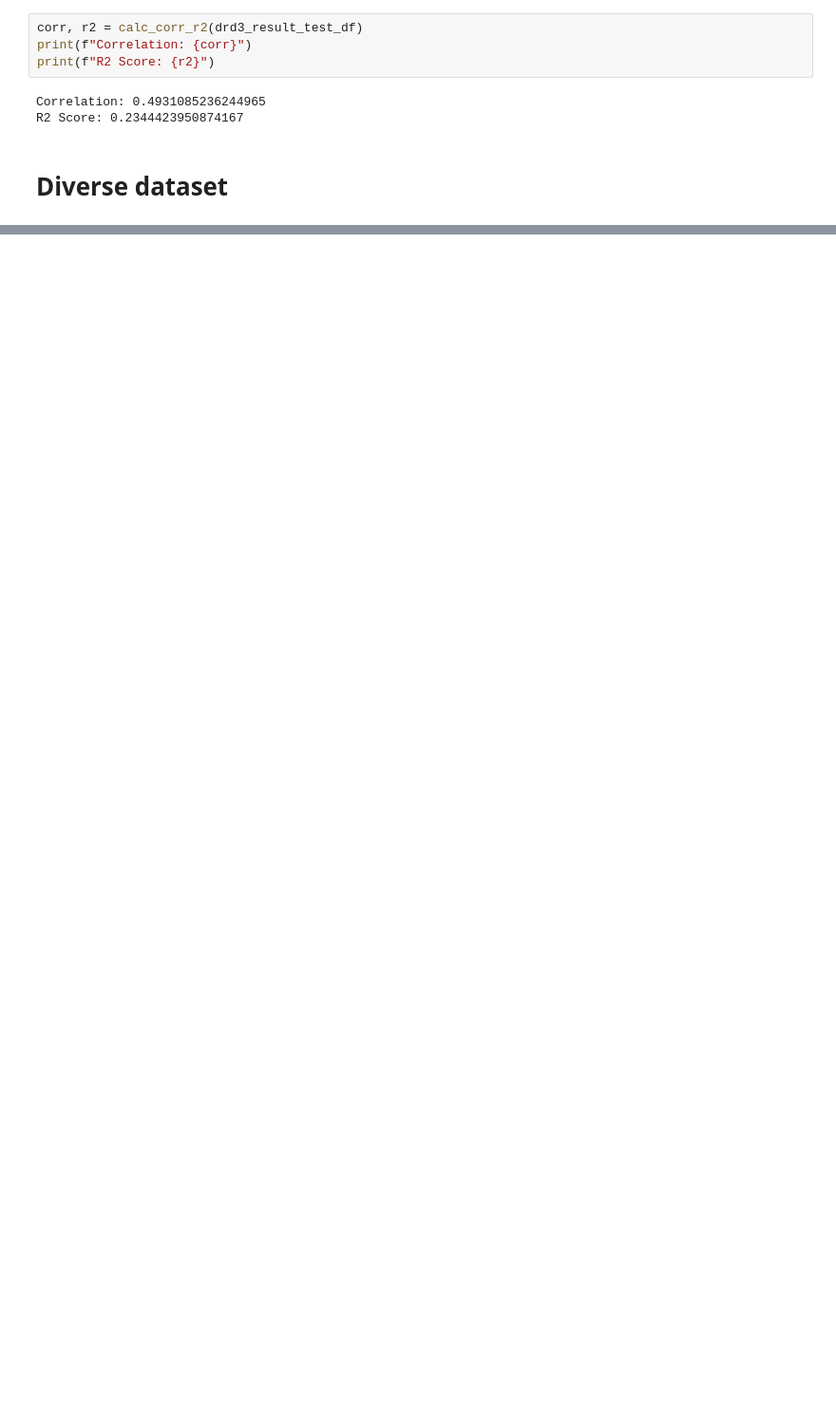
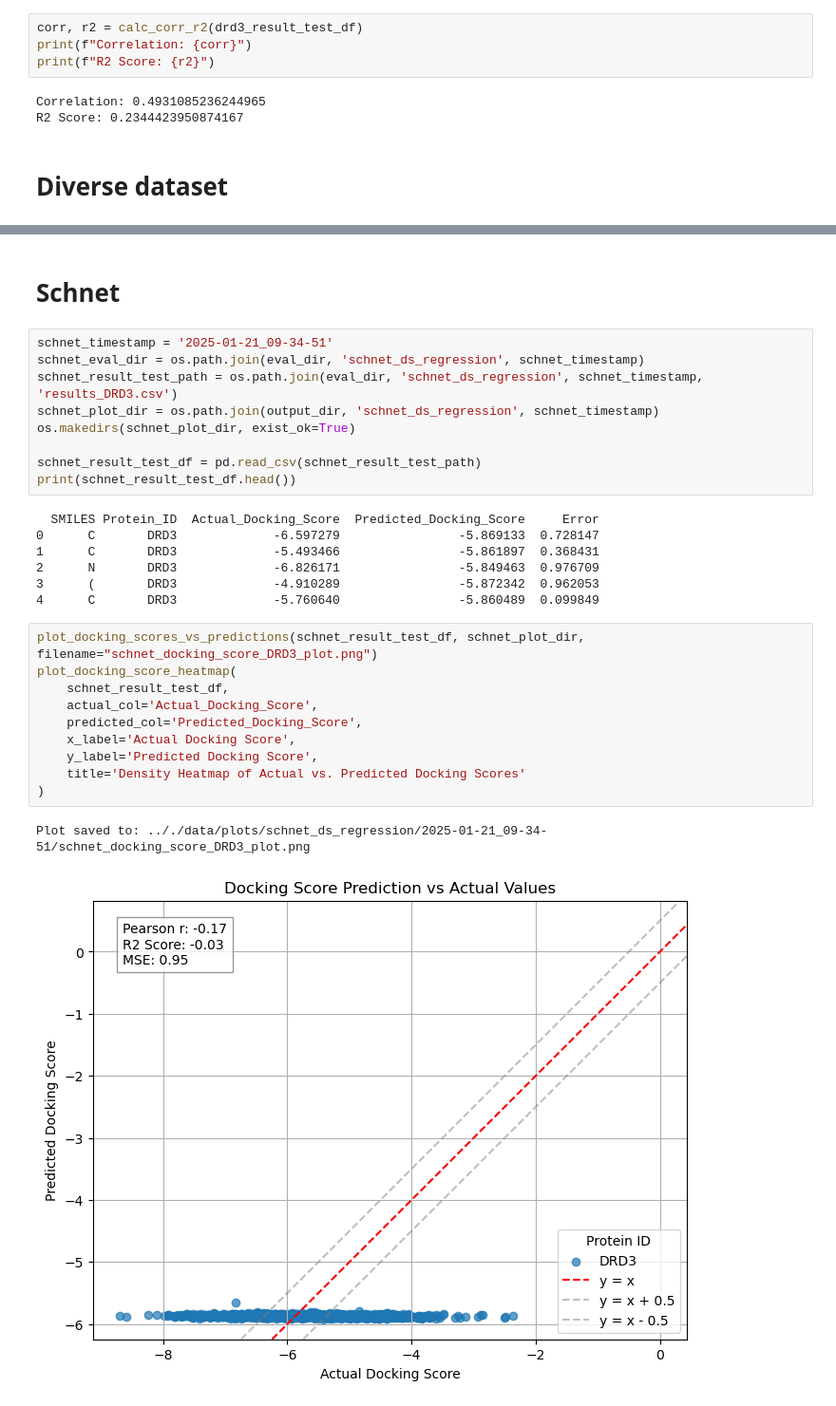
Before and after one commit to inu-wanwan/AttentionConditionedVAE, a Jupyter notebook: notebook/analyze_result.ipynb, the cells around one changed output, grey strips where cells are left out. Shown at 95% size. Saved outputs shown, nothing was run; the diff lists cells and outputs as text; blank space fills up the shorter version.

Commit message:
add: eval schnet predictor

```diff
--- a/notebook/analyze_result.ipynb
+++ b/notebook/analyze_result.ipynb
@@ -493,0 +658,31 @@ Plot saved to: .././data/plots/ds_regression/GCR_2025-01-17_16-26-45/docking_sco
+# %% [markdown]
+# Schnet
+# %%
+schnet_timestamp = '2025-01-21_09-34-51'
+schnet_eval_dir = os.path.join(eval_dir, 'schnet_ds_regression', schnet_timestamp)
+schnet_result_test_path = os.path.join(eval_dir, 'schnet_ds_regression', schnet_timestamp, 'results_DRD3.csv')
+schnet_plot_dir = os.path.join(output_dir, 'schnet_ds_regression', schnet_timestamp)
+os.makedirs(schnet_plot_dir, exist_ok=True)
+
+schnet_result_test_df = pd.read_csv(schnet_result_test_path)
+print(schnet_result_test_df.head())
+# %% [output]
+  SMILES Protein_ID  Actual_Docking_Score  Predicted_Docking_Score     Error
+0      C       DRD3             -6.597279                -5.869133  0.728147
+1      C       DRD3             -5.493466                -5.861897  0.368431
+2      N       DRD3             -6.826171                -5.849463  0.976709
+3      (       DRD3             -4.910289                -5.872342  0.962053
+4      C       DRD3             -5.760640                -5.860489  0.099849
+# %%
+plot_docking_scores_vs_predictions(schnet_result_test_df, schnet_plot_dir, filename="schnet_docking_score_DRD3_plot.png")
+plot_docking_score_heatmap(
+    schnet_result_test_df,
+    actual_col='Actual_Docking_Score',
+    predicted_col='Predicted_Docking_Score',
+    x_label='Actual Docking Score',
+    y_label='Predicted Docking Score',
+    title='Density Heatmap of Actual vs. Predicted Docking Scores'
+)
+# %% [output]
+Plot saved to: .././data/plots/schnet_ds_regression/2025-01-21_09-34-51/schnet_docking_score_DRD3_plot.png
+[figure, added]
```
Also changed, not shown: parts of 8 cells of this notebook, 6 other files.
